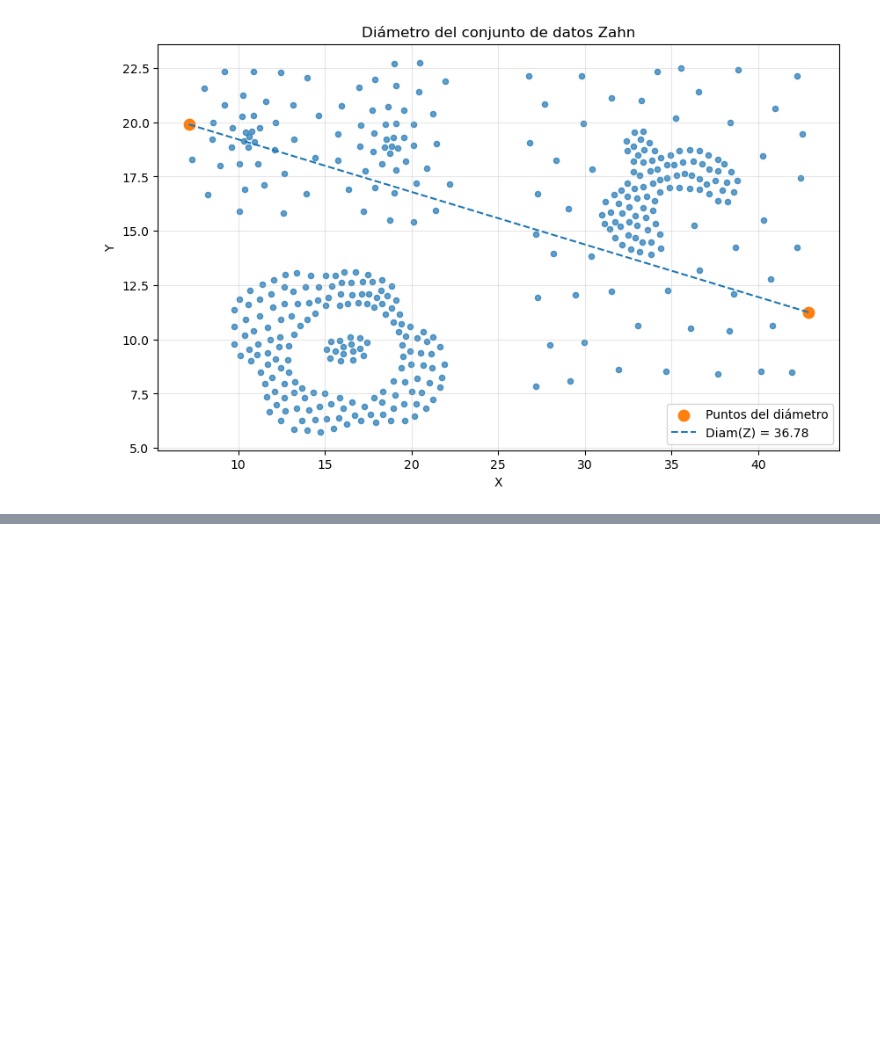
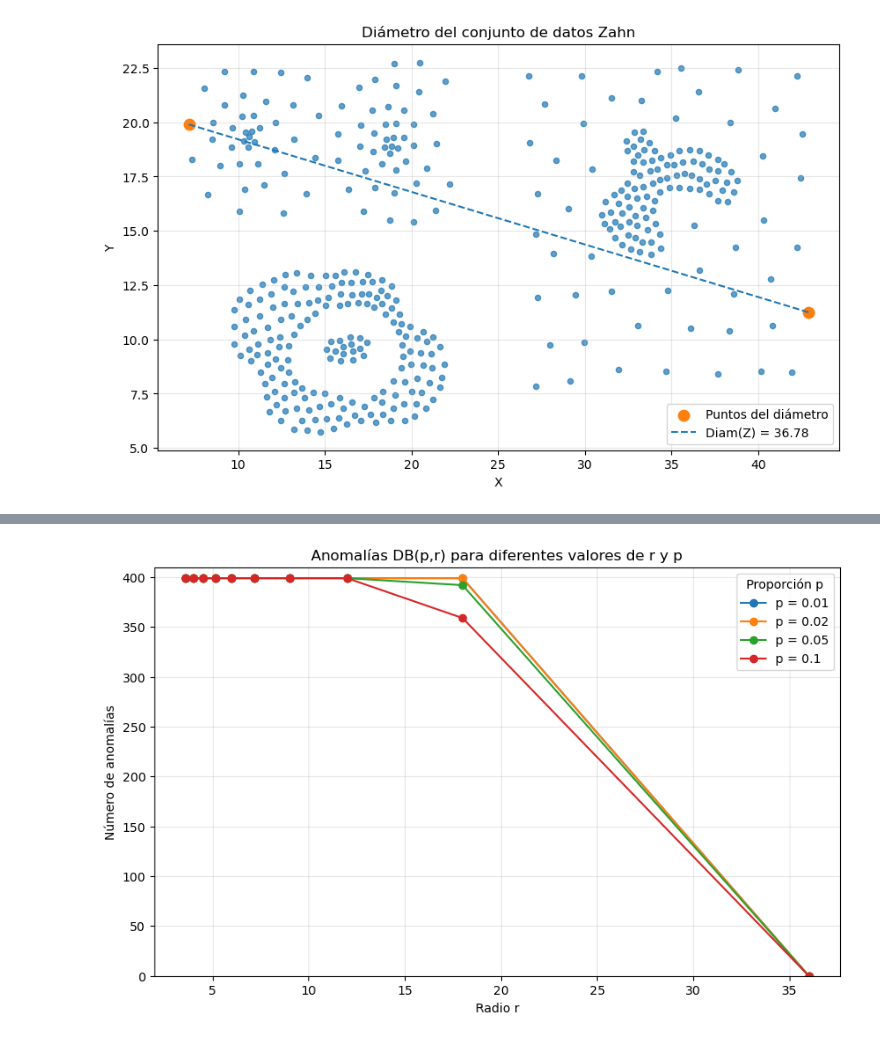
Before and after one commit to Jrgels/DA_Zahn, a Jupyter notebook: db.ipynb, the cells around one changed output, grey strips where cells are left out. Saved outputs shown, nothing was run; the diff lists cells and outputs as text; code cells hidden in the pictures; blank space fills up the shorter version.

```diff
--- a/db.ipynb
+++ b/db.ipynb
@@ -167,0 +172,10 @@ plt.show()
+# %%
+Diam_Z = 36
+N = 10
+
+R = np.array([
+    Diam_Z / i
+    for i in range(N, 0, -1)
+])
+
+R
@@ -167,0 +185,4 @@ plt.show()
+# %%
+print("Valores de R:")
+for i, r in enumerate(R):
+    print(f"R{i} = {r:.4f}")
@@ -167,0 +295,8 @@ plt.show()
+# %%
+# Analizamos los resultados para p=0.10 y r=18
+p = 0.10
+r = 18
+
+anomalías = resultados_db[(p, r)]
+
+df[anomalías]
@@ -167,0 +317,24 @@ plt.show()
+# %%
+# Graficacion x=r, y=numAnomalias, color=p
+plt.figure(figsize=(10, 6))
+
+for p in P:
+    datos_p = resumen_db[resumen_db["p"] == p]
+
+    plt.plot(
+        datos_p["r"],
+        datos_p["num_anomalias"],
+        marker="o",
+        label=f"p = {p}"
+    )
+
+plt.xlabel("Radio r")
+plt.ylabel("Número de anomalías")
+plt.title("Anomalías DB(p,r) para diferentes valores de r y p")
+plt.ylim(0, 410)
+plt.grid(alpha=0.3)
+plt.legend(title="Proporción p")
+
+plt.show()
+# %% [output]
+[figure, added]
```
Also changed, not shown: parts of 26 cells of this notebook.
